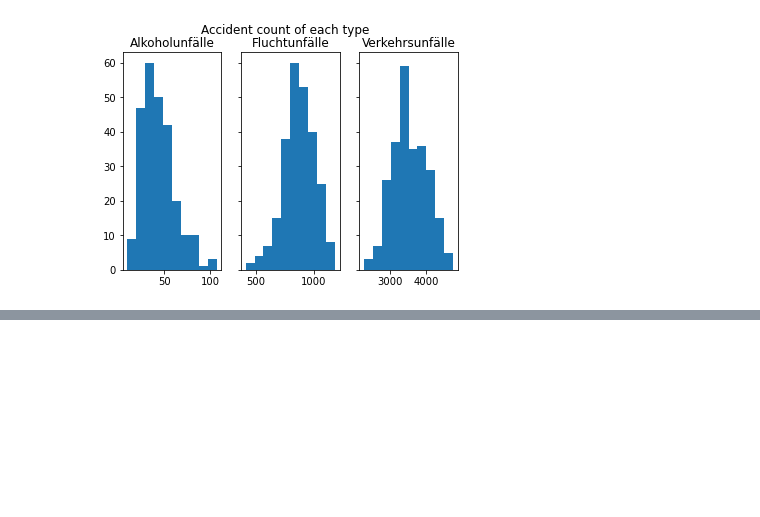
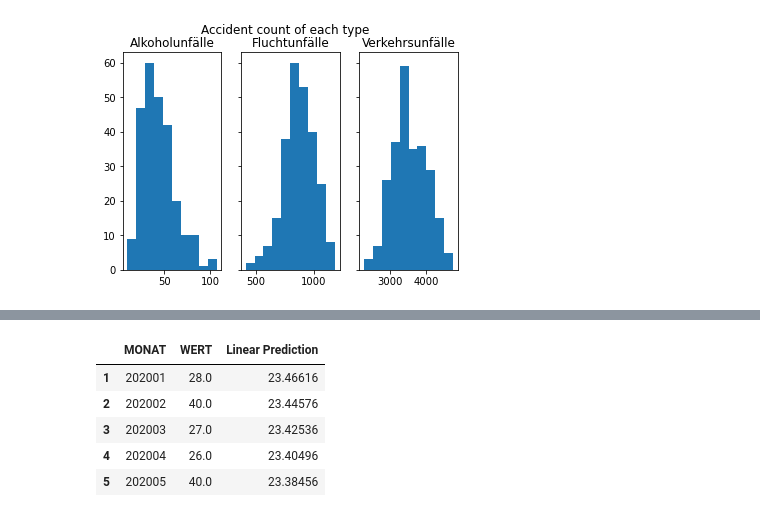
Before and after one commit to RusheelIyer/DPS, a Jupyter notebook: Accident Predictor.ipynb, the cells around one changed output, grey strips where cells are left out. Saved outputs shown, nothing was run; the diff lists cells and outputs as text; code cells hidden in the pictures; blank space fills up the shorter version.

```diff
--- a/Accident Predictor.ipynb
+++ b/Accident Predictor.ipynb
@@ -169,0 +192,10 @@ plt.show()
+# %%
+df_features["Linear Prediction"] = y_pred.reshape(-1)
+df_features.head()
+# %% [output]
+|  | MONAT | WERT | Linear Prediction |
+| 1 | 202001 | 28.0 | 23.46616 |
+| 2 | 202002 | 40.0 | 23.44576 |
+| 3 | 202003 | 27.0 | 23.42536 |
+| 4 | 202004 | 26.0 | 23.40496 |
+| 5 | 202005 | 40.0 | 23.38456 |
```
Also changed, not shown: parts of 17 cells of this notebook.
